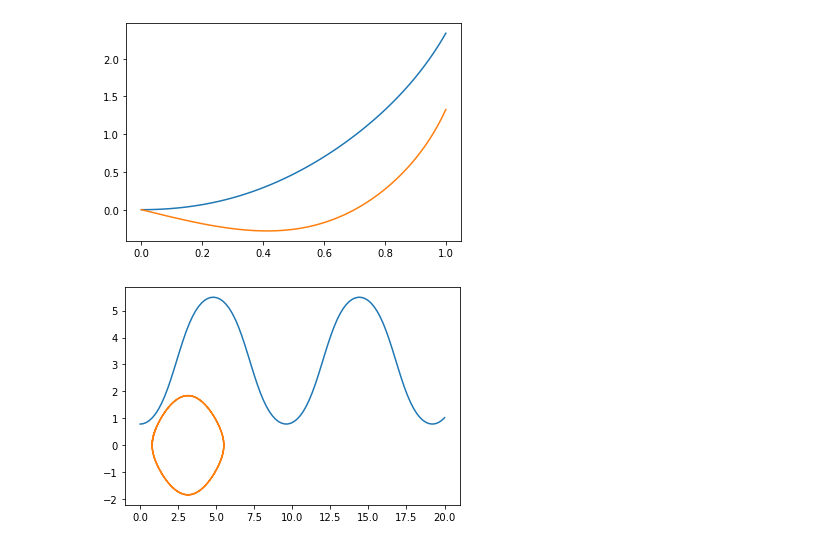
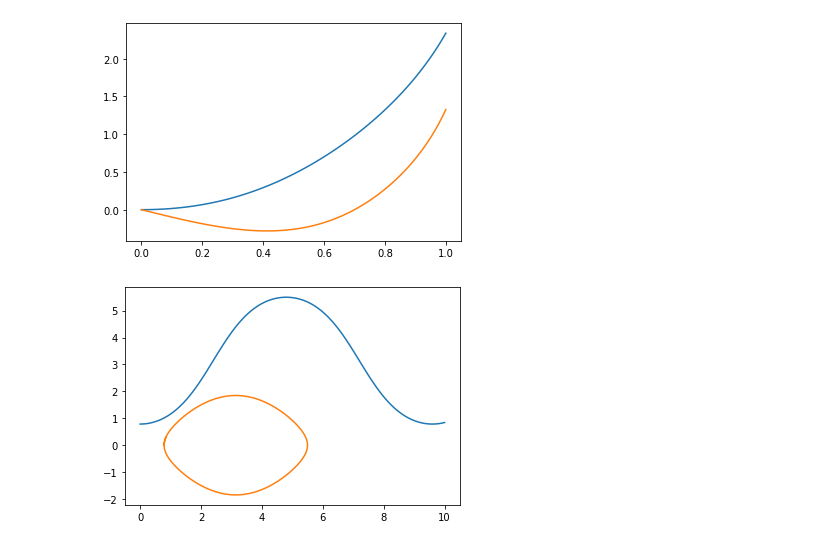
Before and after one commit to RS2007/Simulating-a-spring-pendulum, a Jupyter notebook: preRequisites/sympy.ipynb, the cells around one changed output. Cells and saved outputs as stored; diff of their text form; code cells hidden in the pictures.

```diff
--- a/preRequisites/sympy.ipynb
+++ b/preRequisites/sympy.ipynb
@@ -118,18 +118,18 @@ plt.show()
 # %%
 #Second order ODEs
 #	thetadoubledot - sin(theta) = 0
 #	we can use the concept of coupled DE
 #	omegadot = sin(thete)
 #	thetadot = omega
 def dSdt(S,t):
 	theta,omega = S
 	return [omega,np.sin(theta)]
-t = np.linspace(0,20,100)
+t = np.linspace(0,10,100)
 S0 = [np.pi/4,0]
 sol = odeint(dSdt,S0,t)
 theta,omega = sol[:,0],sol[:,1]
 plt.plot(t,theta)
 plt.plot(theta,omega)
 plt.show()
 # %% [output]
-[figure, old version]
+[figure, new version]
```
Also changed, not shown: 2 other files.
